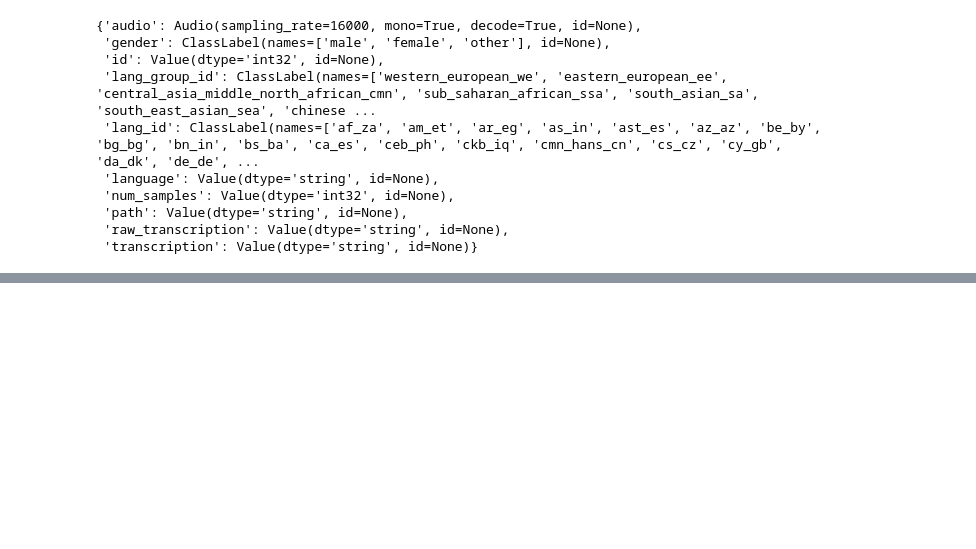
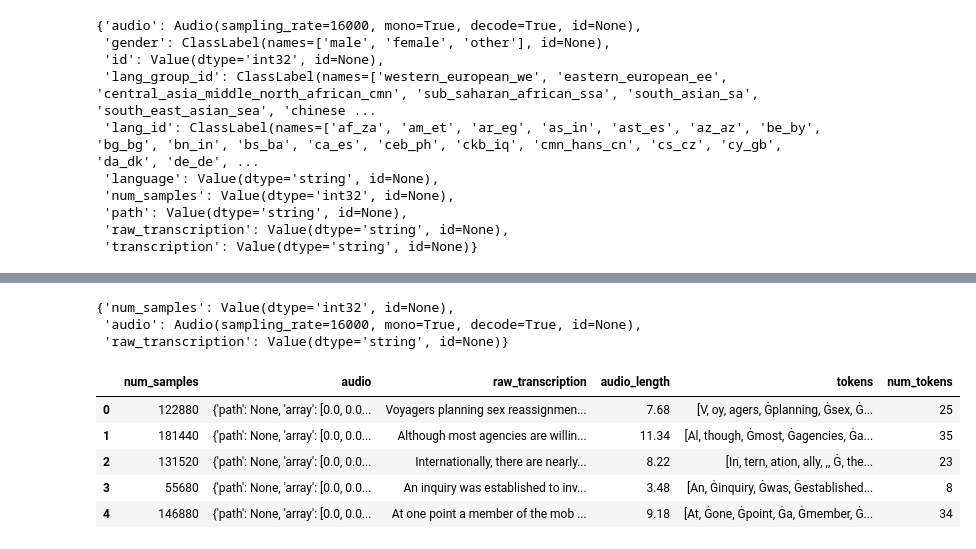
Before and after one commit to marinone94/whisper-inquiry, a Jupyter notebook: src/whisper_training/huggingface_training.ipynb, the cells around one changed output, grey strips where cells are left out. Saved outputs shown, nothing was run; the diff lists cells and outputs as text; code cells hidden in the pictures; blank space fills up the shorter version.

```diff
--- a/src/whisper_training/huggingface_training.ipynb
+++ b/src/whisper_training/huggingface_training.ipynb
@@ -57,0 +171,7 @@ pprint(features)
+# %%
+samples = dataset['train'].shuffle().take(100)
+samples.features
+# %% [output]
+{'num_samples': Value(dtype='int32', id=None),
+ 'audio': Audio(sampling_rate=16000, mono=True, decode=True, id=None),
+ 'raw_transcription': Value(dtype='string', id=None)}
@@ -57,0 +194,9 @@ pprint(features)
+# %%
+df.head()
+# %% [output]
+|  | num_samples | audio | raw_transcription | audio_length | tokens | num_tokens |
+| 0 | 122880 | {'path': None, 'array': [0.0, 0.0... | Voyagers planning sex reassignmen... | 7.68 | [V, oy, agers, Ġplanning, Ġsex, Ġ... | 25 |
+| 1 | 181440 | {'path': None, 'array': [0.0, 0.0... | Although most agencies are willin... | 11.34 | [Al, though, Ġmost, Ġagencies, Ġa... | 35 |
+| 2 | 131520 | {'path': None, 'array': [0.0, 0.0... | Internationally, there are nearly... | 8.22 | [In, tern, ation, ally, ,, Ġ, the... | 23 |
+| 3 | 55680 | {'path': None, 'array': [0.0, 0.0... | An inquiry was established to inv... | 3.48 | [An, Ġinquiry, Ġwas, Ġestablished... | 8 |
+| 4 | 146880 | {'path': None, 'array': [0.0, 0.0... | At one point a member of the mob ... | 9.18 | [At, Ġone, Ġpoint, Ġa, Ġmember, Ġ... | 34 |
```
Also changed, not shown: parts of 26 cells of this notebook, 1 other file.
